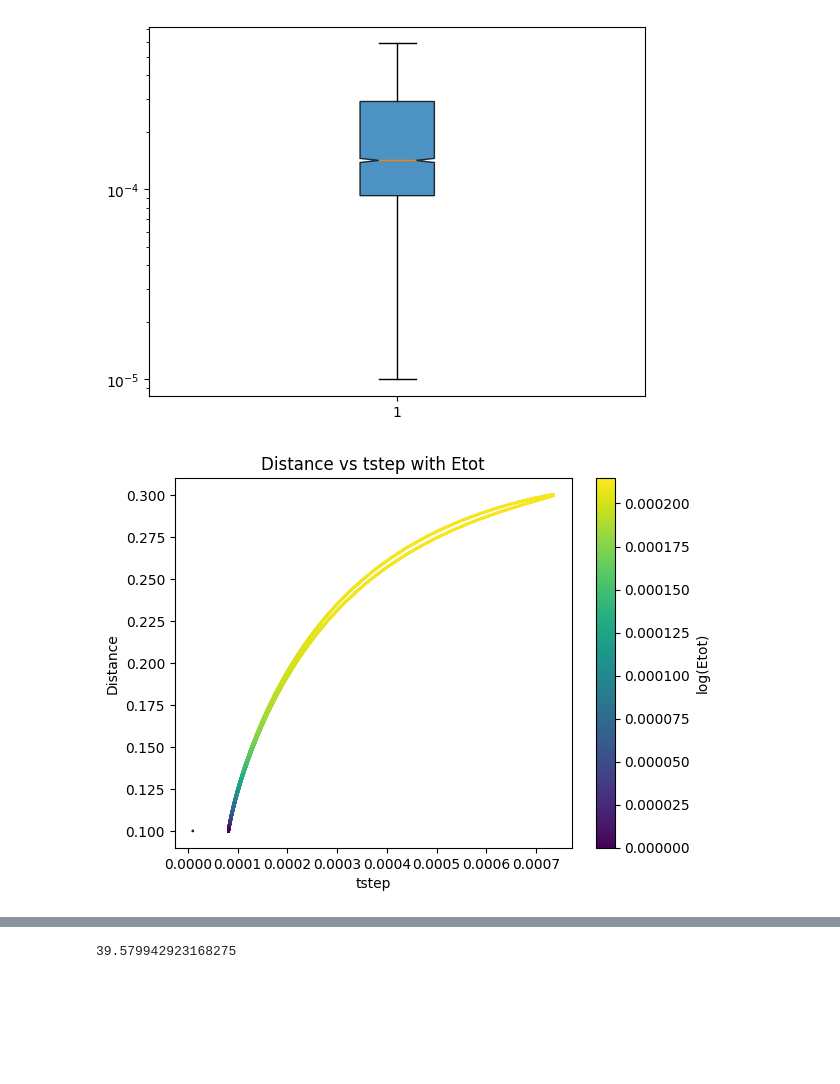
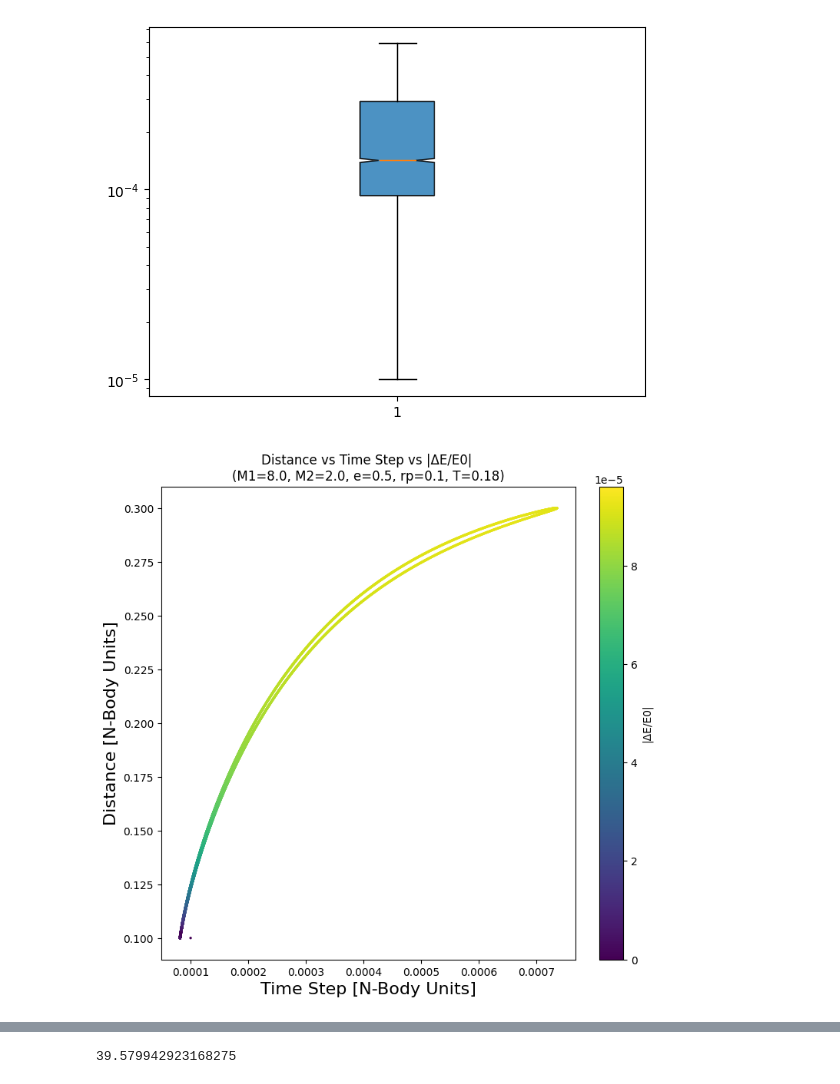
Before and after one commit to Berto70/pod_compastro23, a Jupyter notebook: Fireworks/fireworks_test/scripts/ass_3/test_files.ipynb, the cells around one changed output, grey strips where cells are left out. Drawn from its saved outputs; the diff is of its cells as text; code cells hidden in the pictures; blank space fills up the shorter version.

```diff
--- a/Fireworks/fireworks_test/scripts/ass_3/test_files.ipynb
+++ b/Fireworks/fireworks_test/scripts/ass_3/test_files.ipynb
@@ -3,8 +3,8 @@ import numpy as np
 import matplotlib.pyplot as plt
 # %%
 path = '/home/bertinelli/pod_compastro23/Fireworks/fireworks_test'
-data = np.load(path + '/data/ass_3/tstep_1e-05_e_0.5_rp_1.npz')
+data = np.load(path + '/data/ass_3/tstep_0.0001_e_0.9_rp_0.1.npz')
 # %%
 # data_000001 = data['1e-05'][::1000]
 # data_00001 = data['0.0001']
-data_0001 = data['Euler_modified']
+data_0001 = data['RK4']
@@ -43,13 +78,16 @@ plt.yscale('log')
 # %% [output]
 [figure]
 # %%
-plt.scatter(data_0001[:,5], np.sqrt((data_0001[:,0]-data_0001[:,2])**2 + (data_0001[:,1] - data_0001[:,3])**2), c=np.abs((data_0001[:,4]-data_0001[0,4])/(data_0001[0,4])), s=1)
-plt.colorbar(label='log(Etot)')
-plt.xlabel('tstep')
-plt.ylabel('Distance')
+
+plt.figure(figsize=(8,8))
+plt.scatter(data_0001[:,5], np.sqrt((data_0001[:,0]-data_0001[:,2])**2 + (data_0001[:,1] - data_0001[:,3])**2), c=np.abs((data_0001[:,4]-data_0001[0,4])/(data_0001[0,4])), s=2)
+plt.colorbar(label='|ΔE/E0|', fraction=0.08)
+plt.xlabel('Time Step [N-Body Units]', fontsize=16)
+plt.ylabel('Distance [N-Body Units]', fontsize=16)
 # plt.xlim(10e-5, 10e-02)
 # plt.ylim(-1, 2)
-plt.title('Distance vs tstep with Etot')
+plt.title('Distance vs Time Step vs |ΔE/E0| \n(M1=8.0, M2=2.0, e=0.5, rp=0.1, T=0.18)')
+# plt.title('(M1=8.0, M2=2.0, e=0.5, rp=0.1, T=0.18)')
 plt.show()
 # %% [output]
-[figure, old version]
+[figure, new version]
```
Also changed, not shown: parts of 6 cells of this notebook.
